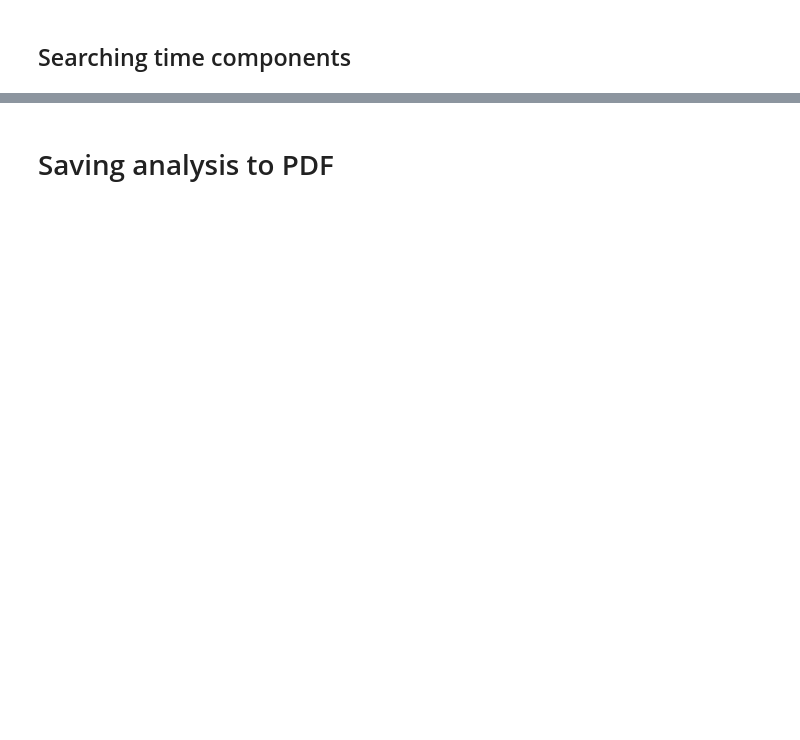
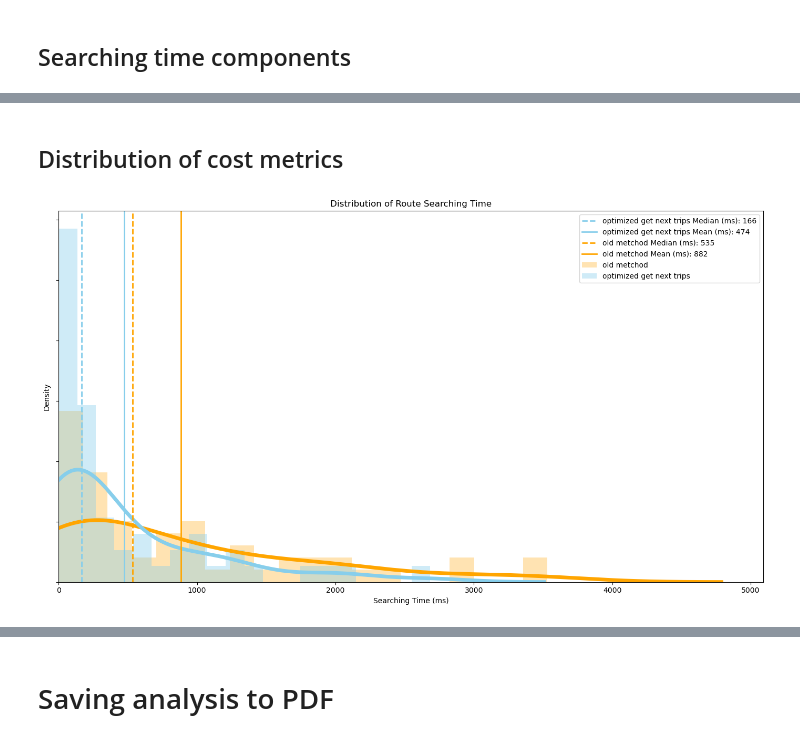
Before and after one commit to DawidJedraszczyk/e-Bimba, a Jupyter notebook: two_benchmarks_comparison.ipynb, the cells around one changed output, grey strips where cells are left out. Cells and saved outputs as stored; diff of their text form; code cells hidden in the pictures; blank space fills up the shorter version.

```diff
--- a/two_benchmarks_comparison.ipynb
+++ b/two_benchmarks_comparison.ipynb
@@ -219,0 +249,39 @@ plt.show()
+# %% [markdown]
+## Distribution of cost metrics
+# %%
+def plot_distribution_histogram(metric, title, xlabel):
+    plt.figure(figsize=(14, 8))
+
+    sns.histplot(df2[metric], color='orange', label=f'{benchmark_2_name}', stat="density", linewidth=0, alpha=0.3, bins=20)
+    sns.histplot(df1[metric], color='skyblue', label=f'{benchmark_1_name}', stat="density", linewidth=0, alpha=0.4, bins = 20)
+
+    sns.kdeplot(df2[metric], color='orange', lw=5)
+    sns.kdeplot(df1[metric], color='skyblue', lw=5)
+
+    median1 = df1[metric].median()
+    mean1 = df1[metric].mean()
+    plt.axvline(median1, color='skyblue', linestyle='--', linewidth=2, label=f'{benchmark_1_name} Median (ms): {round(median1)}')
+    plt.axvline(mean1, color='skyblue', linestyle='-', linewidth=2, label=f'{benchmark_1_name} Mean (ms): {round(mean1)}')
+
+    median2 = df2[metric].median()
+    mean2 = df2[metric].mean()
+    plt.axvline(median2, color='orange', linestyle='--', linewidth=2, label=f'{benchmark_2_name} Median (ms): {round(median2)}')
+    plt.axvline(mean2, color='orange', linestyle='-', linewidth=2, label=f'{benchmark_2_name} Mean (ms): {round(mean2)}')
+
+    plt.gca().set_yticklabels([])
+    plt.xlim(left=0)
+    plt.xlabel(xlabel)
+    #plt.ylabel(ylabel)
+    plt.title(title)
+    plt.legend()
+
+    plt.tight_layout()
+    plt.show()
+# %%
+plot_distribution_histogram(
+    metric='find_plans_time_total',
+    title='Distribution of Route Searching Time',
+    xlabel='Searching Time (ms)',
+)
+# %% [output]
+[figure, added]
```
Also changed, not shown: parts of 8 cells of this notebook.
